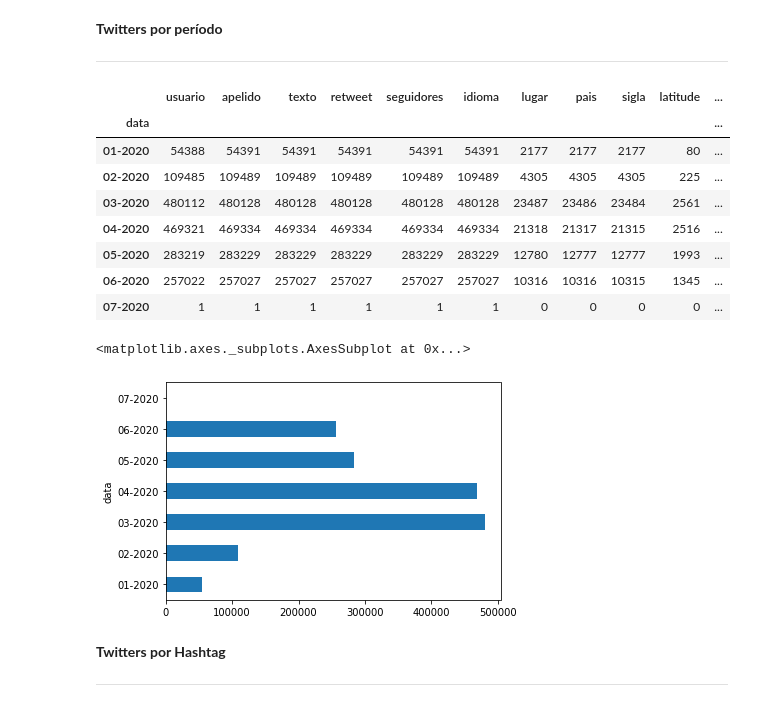
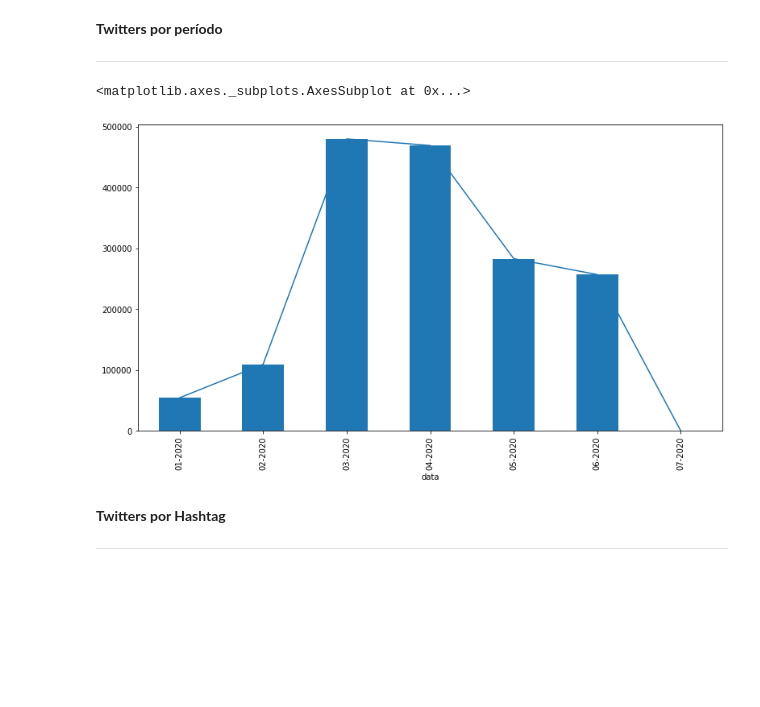
Before and after one commit to pauloigorms/covid-twitter-pecd, a Jupyter notebook: Programacao_Ciencia_Dados.ipynb, the cells around one changed output. Cells and saved outputs as stored; diff of their text form; code cells hidden in the pictures; blank space fills up the shorter version.

```diff
--- a/Programacao_Ciencia_Dados.ipynb
+++ b/Programacao_Ciencia_Dados.ipynb
@@ -187,24 +185,13 @@ raw_data[raw_data.pais == 'Brazil'].groupby(['pais', 'lugar']).count().head(2)
 ---
 # %%
 raw_data['data'] = pd.to_datetime(raw_data['data']).dt.strftime('%m-%Y')
-# %%
-raw_data.groupby('data').count()
-# %% [output]
-|  | usuario | apelido | texto | retweet | seguidores | idioma | lugar | pais | sigla | latitude | ... |
-| data |  |  |  |  |  |  |  |  |  |  | ... |
-| 01-2020 | 54388 | 54391 | 54391 | 54391 | 54391 | 54391 | 2177 | 2177 | 2177 | 80 | ... |
-| 02-2020 | 109485 | 109489 | 109489 | 109489 | 109489 | 109489 | 4305 | 4305 | 4305 | 225 | ... |
-| 03-2020 | 480112 | 480128 | 480128 | 480128 | 480128 | 480128 | 23487 | 23486 | 23484 | 2561 | ... |
-| 04-2020 | 469321 | 469334 | 469334 | 469334 | 469334 | 469334 | 21318 | 21317 | 21315 | 2516 | ... |
-| 05-2020 | 283219 | 283229 | 283229 | 283229 | 283229 | 283229 | 12780 | 12777 | 12777 | 1993 | ... |
-| 06-2020 | 257022 | 257027 | 257027 | 257027 | 257027 | 257027 | 10316 | 10316 | 10315 | 1345 | ... |
-| 07-2020 | 1 | 1 | 1 | 1 | 1 | 1 | 0 | 0 | 0 | 0 | ... |
 # %%
 bar = raw_data.groupby('data').count()['texto']
-bar.plot.barh()
+bar.plot(figsize=(13,7))
+bar.plot.bar()
 # %% [output]
 <matplotlib.axes._subplots.AxesSubplot at 0x...>
-[figure, old version]
+[figure, new version]
 # %% [markdown]
 **Twitters por Hashtag**
 
```
Also changed, not shown: parts of 23 cells of this notebook.
